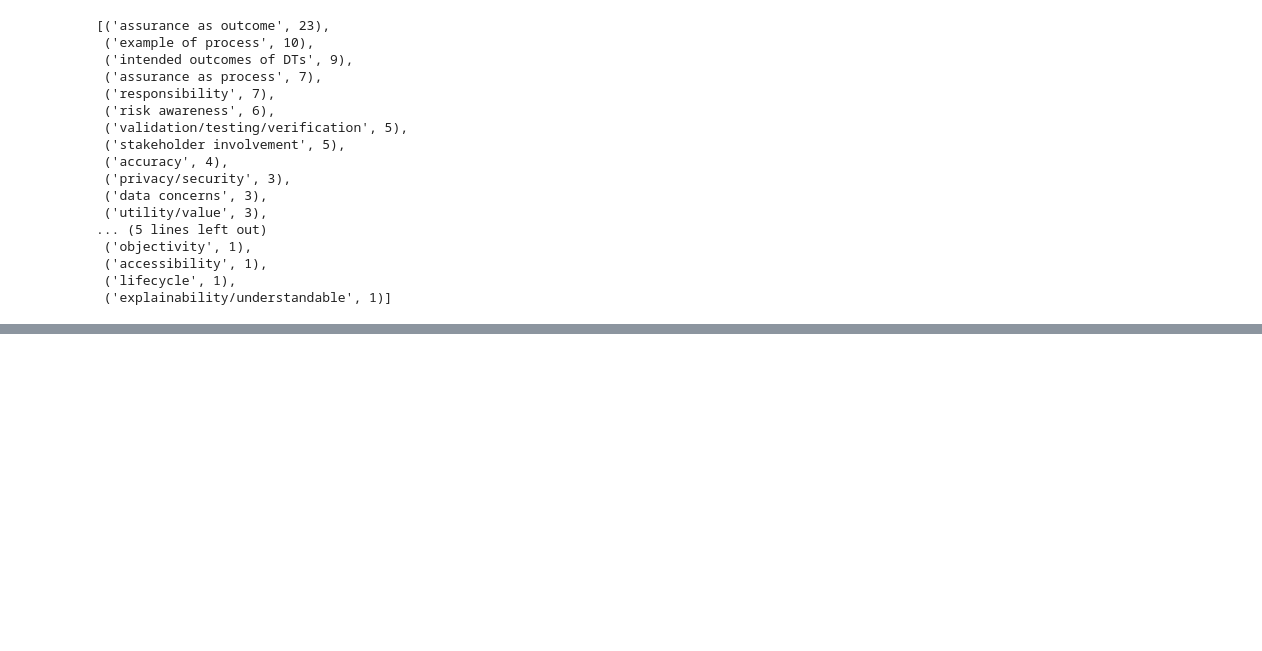
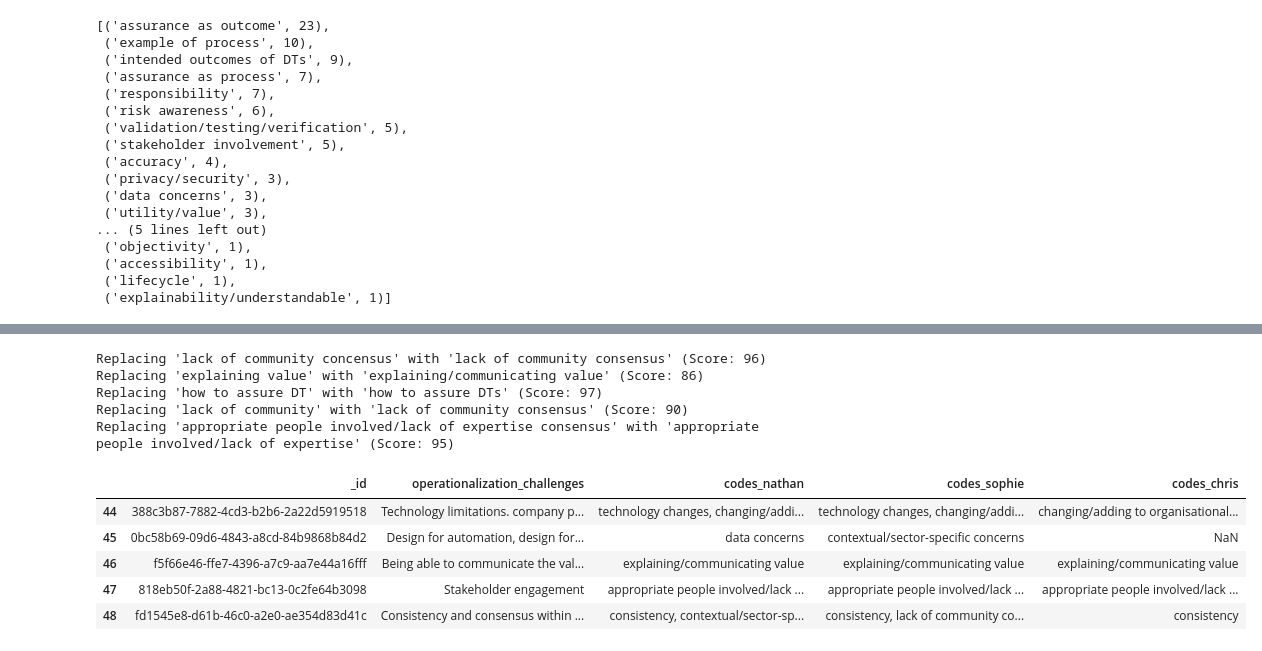
Before and after one commit to alan-turing-institute/teadt-community-survey, a Jupyter notebook: data_analysis/tea_gemini_content_analysis.ipynb, the cells around one changed output, grey strips where cells are left out. Drawn from its saved outputs; the diff is of its cells as text; code cells hidden in the pictures; blank space fills up the shorter version.

```diff
--- a/data_analysis/tea_gemini_content_analysis.ipynb
+++ b/data_analysis/tea_gemini_content_analysis.ipynb
@@ -374,0 +351,21 @@ Notes:
+# %%
+df_data = pd.read_excel('tea_dt_data_content.xlsx', sheet_name='OperationalisationChallenges')
+df_data.replace('\xa0', np.nan, inplace=True)
+df_data = df_data.dropna(subset=['operationalization_challenges'])
+# %%
+df_data['codes_nathan'] = clean_codes_column(df_data['codes_nathan'])
+df_data['codes_sophie'] = clean_codes_column(df_data['codes_sophie'])
+df_data['codes_chris'] = clean_codes_column(df_data['codes_chris'])
+df_data.tail()
+# %% [output]
+Replacing 'lack of community concensus' with 'lack of community consensus' (Score: 96)
+Replacing 'explaining value' with 'explaining/communicating value' (Score: 86)
+Replacing 'how to assure DT' with 'how to assure DTs' (Score: 97)
+Replacing 'lack of community' with 'lack of community consensus' (Score: 90)
+Replacing 'appropriate people involved/lack of expertise consensus' with 'appropriate people involved/lack of expertise' (Score: 95)
+|  | _id | operationalization_challenges | codes_nathan | codes_sophie | codes_chris |
+| 44 | 388c3b87-7882-4cd3-b2b6-2a22d5919518 | Technology limitations. company p... | technology changes, changing/addi... | technology changes, changing/addi... | changing/adding to organisational... |
+| 45 | 0bc58b69-09d6-4843-a8cd-84b9868b84d2 | Design for automation, design for... | data concerns | contextual/sector-specific concerns | NaN |
+| 46 | f5f66e46-ffe7-4396-a7c9-aa7e44a16fff | Being able to communicate the val... | explaining/communicating value | explaining/communicating value | explaining/communicating value |
+| 47 | 818eb50f-2a88-4821-bc13-0c2fe64b3098 | Stakeholder engagement | appropriate people involved/lack ... | appropriate people involved/lack ... | appropriate people involved/lack ... |
+| 48 | fd1545e8-d61b-46c0-a2e0-ae354d83d41c | Consistency and consensus within ... | consistency, contextual/sector-sp... | consistency, lack of community co... | consistency |
```
Also changed, not shown: parts of 23 cells of this notebook.
